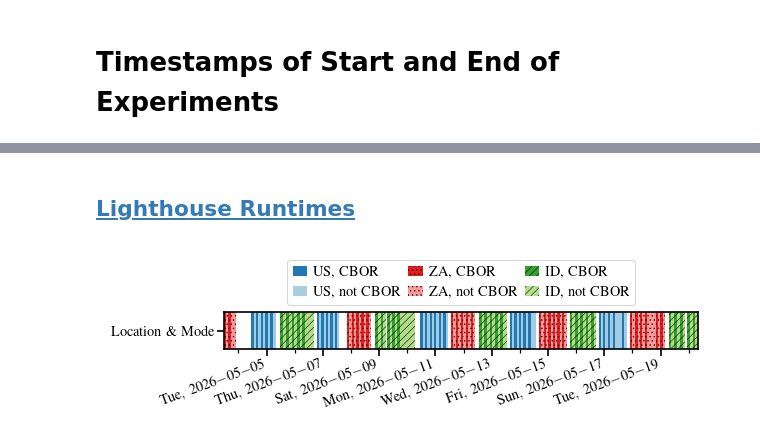
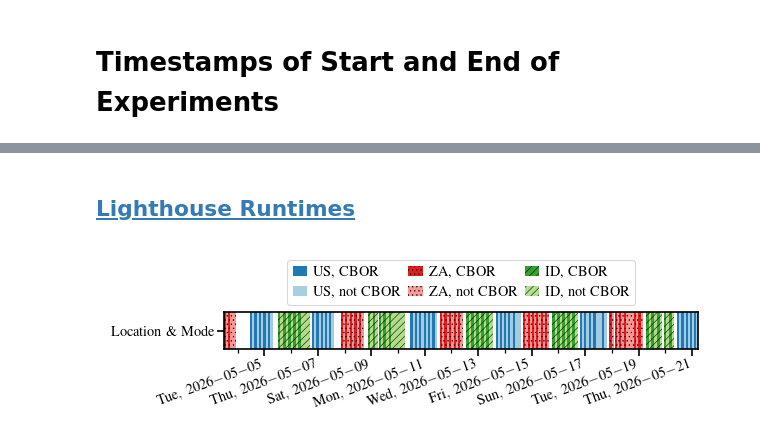
Before and after one commit to miri64/artifacts-tnsm26-cbor-dns-eval, a Jupyter notebook: 06_1evaluation.ipynb, the cells around one changed output, grey strips where cells are left out. Saved outputs shown, nothing was run; the diff lists cells and outputs as text; code cells hidden in the pictures.

```diff
--- a/06_1evaluation.ipynb
+++ b/06_1evaluation.ipynb
@@ -950,6 +715,12 @@ for proxy in ["local", "remote"]:
 # %% [markdown]
 # Analyze Handler Times
 # %%
+BOXPLOT_COLORS = {
+    "africa-south": matplotlib.colormaps["Set3"].colors[0],
+    "indonesia": matplotlib.colormaps["Set3"].colors[1],
+    "us-west": matplotlib.colormaps["Set3"].colors[2],
+}
+
 matplotlib.style.use(pathlib.Path.cwd() / "mlenders_column_ieeetran.mplstyle")
 matplotlib.rcParams["figure.figsize"] = (
     matplotlib.rcParams["figure.figsize"][0] * 1.0,
@@ -960,15 +731,8 @@ logs_df = polars.scan_parquet(
     EVALUATION_DIR / "output-dataset" / "mitmproxy-*.parquet"
 ).filter(
     polars.col("domain").is_not_null() & ~polars.col("packed")
-).join(
-    df[["lighthouse_timestamp", "extra"]].unique().lazy(),
-    left_on="lhts",
-    right_on="lighthouse_timestamp",
-    how="right",
 ).filter(
     polars.col("convert").is_not_null()
-).rename(
-    {"extra": "location"}
 )
 with polars.Config(tbl_rows=12):
     display(
@@ -1558,7 +1322,6 @@ matplotlib.rcParams["figure.figsize"] = (
     matplotlib.rcParams["figure.figsize"][1] * 1 / 8,
 )
 
-lh = polars.read_parquet(EVALUATION_DIR / "output-dataset" / "lighthouse.parquet")
 pxy = polars.scan_parquet(
     EVALUATION_DIR / "output-dataset" / "mitmproxy-*.parquet"
 )
@@ -1569,39 +1332,36 @@ fig = matplotlib.pyplot.figure(
 )
 ax = matplotlib.pyplot.gca()
 
-RUNS = lh["run"].max()
+RUNS = pxy.select("run").max().collect()["run"][0]
 min_x = None
 max_x = None
 
 display(
     Markdown(f"""
-- **Start:** {lh["lighthouse_timestamp"].min().isoformat()}
-- **End:** {pxy.select("timestamp").max().collect()["timestamp"][0]}"""
+- **Start:** {pxy.select("lhts").min().collect()["lhts"][0].isoformat()}
+- **End:** {pxy.select("timestamp").max().collect()["timestamp"][0].isoformat()}"""
     )
 )
 
 for location in LOCATIONS_SORTED:
     for run in range(1, RUNS + 1):
         for compress in [True, False]:
-            run_start = lh.filter(
-                (polars.col("extra") == location)
+            run_start = pxy.filter(
+                (polars.col("location") == location)
                 & (polars.col("run") == run)
-                & (polars.col("compress") if compress else ~polars.col("compress"))
-            )["lighthouse_timestamp"].min()
+                & (polars.col("convert") if compress else ~polars.col("convert"))
+            ).collect()["lhts"].min()
             if run_start is None:
                 continue
             if min_x is None or run_start < min_x:
                 min_x = run_start
-            run_end = lh.filter(
-                (polars.col("extra") == location) & (polars.col("run") == run)
-            )["lighthouse_timestamp"].max()
+            run_end = pxy.filter(polars.col("lhts").is_not_null()).filter(
+                (polars.col("location") == location)
+                & (polars.col("run") == run)
+                & (polars.col("lhts") >= run_start)
+            ).select("timestamp").max().collect()["timestamp"][0]
             if run_end is None:
                 continue
-            run_end = pxy.filter(polars.col("lhts").is_not_null()).filter(
-                (polars.col("lhts") >= run_start)
-                & (polars.col("lhts") <= run_end)
-                & (polars.col("run") == run)
-            ).select("timestamp").max().collect()["timestamp"][0]
             if max_x is None or run_end > max_x:
                 max_x = run_end
             ax.barh(
@@ -1646,2 +1406,2 @@ matplotlib.pyplot.show()
 ## [Lighthouse Runtimes](06_1evaluation/plots/lighthouse-runtimes.pdf)
-[figure, old version]
+[figure, new version]
```
Also changed, not shown: parts of 12 cells of this notebook, 7 other files.
